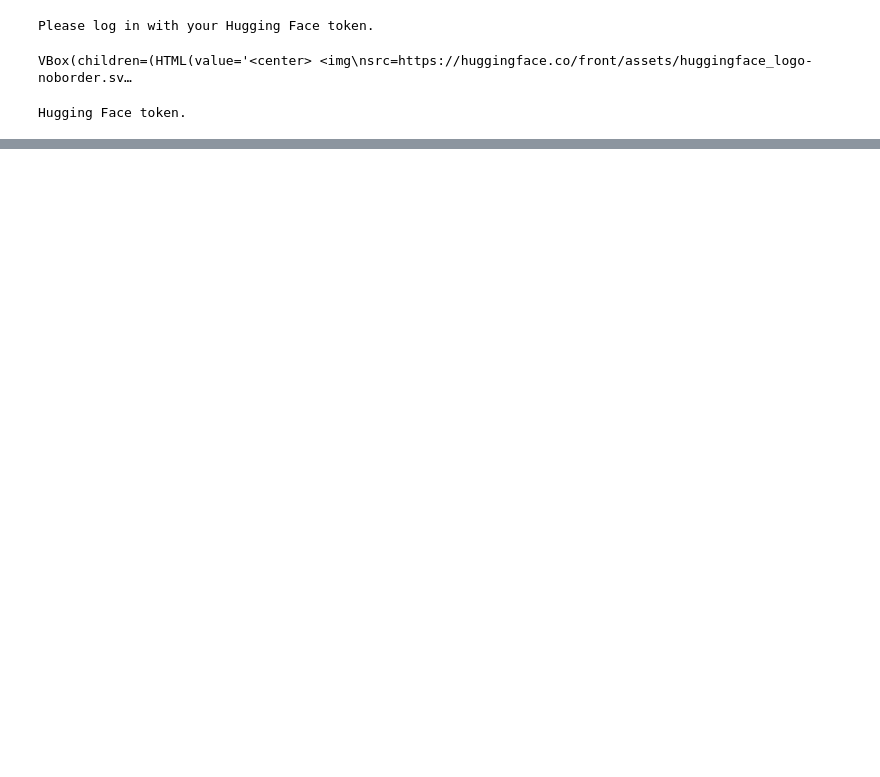
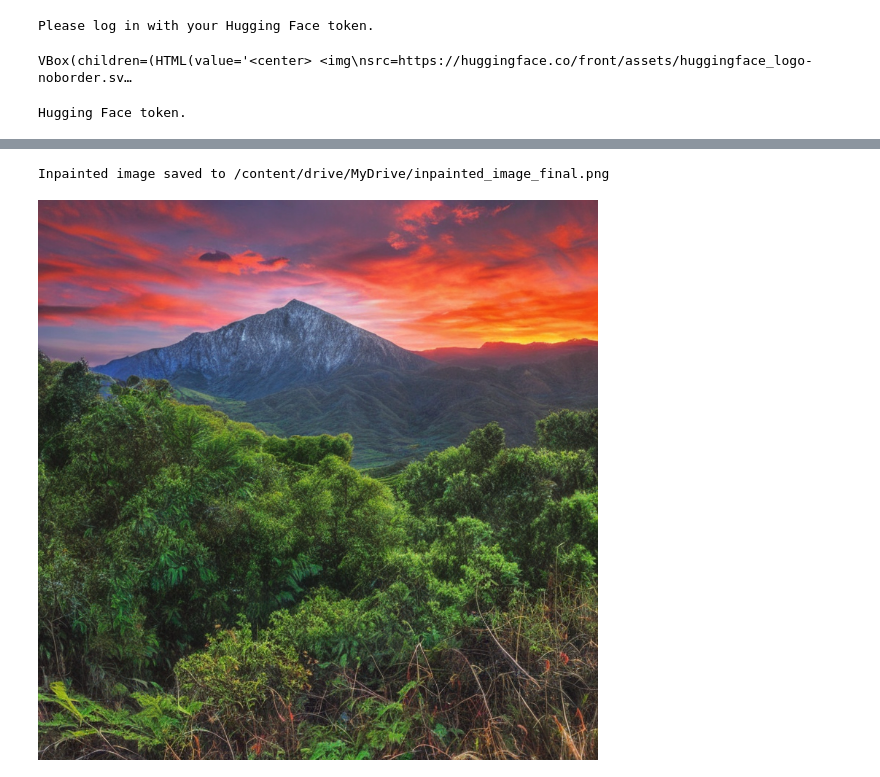
Before and after one commit to prathameshpawar17/new_repository_1, a Jupyter notebook: Image_Generation_using_Stable_Diffusion.ipynb, the cells around one changed output, grey strips where cells are left out. Saved outputs shown, nothing was run; the diff lists cells and outputs as text; code cells hidden in the pictures; blank space fills up the shorter version.

```diff
--- a/Image_Generation_using_Stable_Diffusion.ipynb
+++ b/Image_Generation_using_Stable_Diffusion.ipynb
@@ -297,0 +281,31 @@ Generating an image with the prompt: A serene lake surrounded by mountains durin
+# %%
+# Load and preprocess input image
+input_image_path = "/content/drive/MyDrive/generated_image_img2img.png"  # Replace with the actual input image path
+original_image = Image.open(input_image_path).convert("RGB")
+image_resized = original_image.resize((512, 512))
+
+# Create and preprocess mask
+mask = Image.new("L", image_resized.size, 0)  # Black = Unchanged, White = Editable
+draw = ImageDraw.Draw(mask)
+draw.rectangle((150, 150, 350, 350), fill=255)  # Define the editable region
+
+# Convert image and mask to compatible formats
+image_resized = image_resized.convert("RGB")  # Ensure 3 channels
+mask_resized = mask.convert("L")             # Ensure 1 channel
+
+# Prompt for inpainting
+prompt = "Fill the masked area with a vibrant sunset over a mountain."
+
+# Perform inpainting
+result = pipe(prompt=prompt, image=image_resized, mask_image=mask_resized)
+
+# Save and display the output image
+output_image = result.images[0]
+output_path = "/content/drive/MyDrive/inpainted_image_final.png"
+output_image.save(output_path)
+print(f"Inpainted image saved to {output_path}")
+output_image.show()
+output_image
+# %% [output]
+Inpainted image saved to /content/drive/MyDrive/inpainted_image_final.png
+[figure, added]
```
Also changed, not shown: parts of 21 cells of this notebook.
